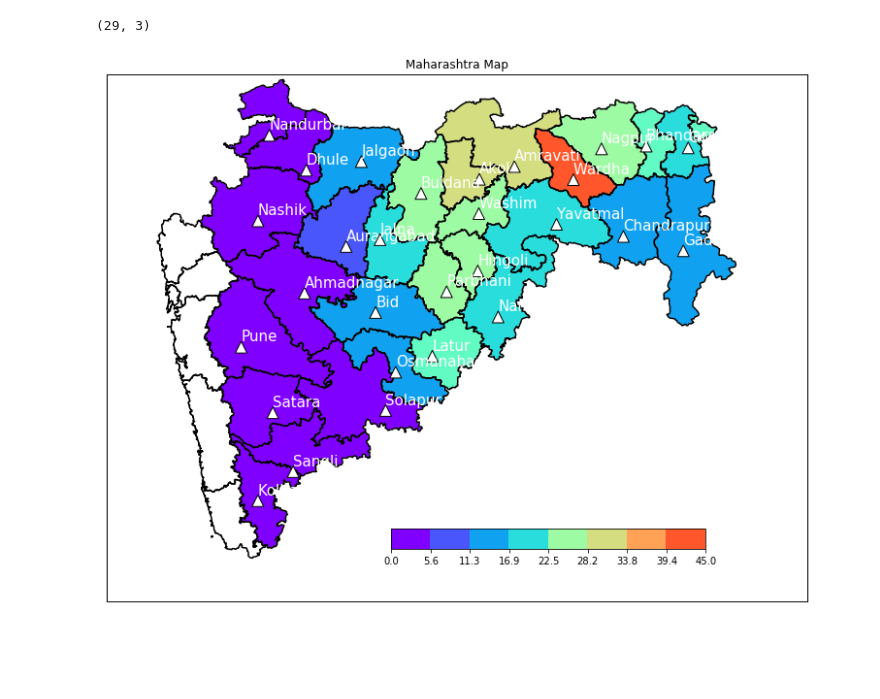
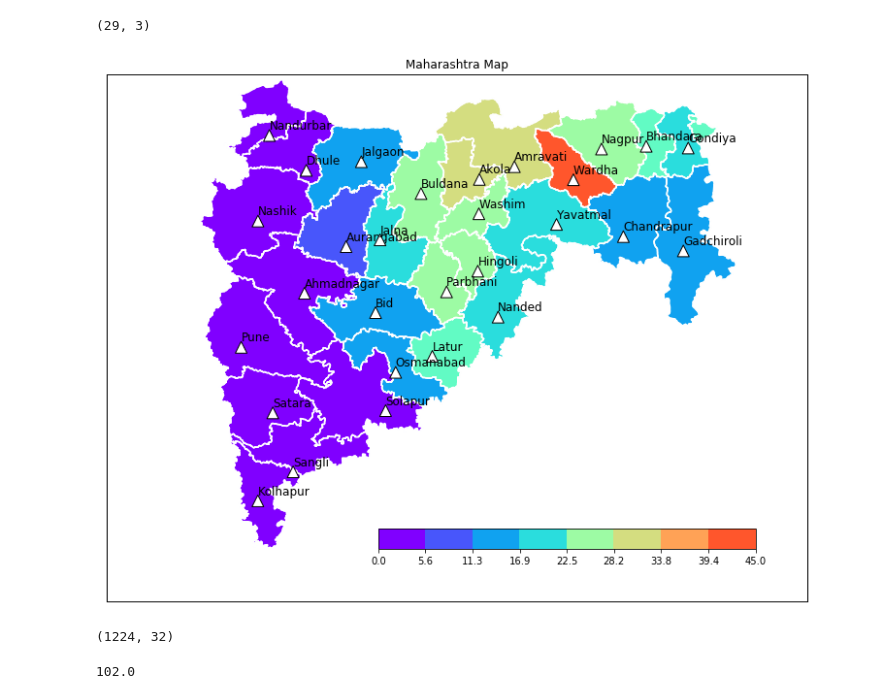
Before and after one commit to Abhishekmamidi123/Time-Series-Forecasting, a Jupyter notebook: Maharashtra/Maharashtra_Analysis.ipynb, the cells around one changed output. Cells and saved outputs as stored; diff of their text form; code cells hidden in the pictures; blank space fills up the shorter version.

```diff
--- a/Maharashtra/Maharashtra_Analysis.ipynb
+++ b/Maharashtra/Maharashtra_Analysis.ipynb
@@ -317,7 +349,7 @@ parameters_LSTM = [[6,8,10,11,12], [4,5,6], [1], [300], [20], [future_steps]]
 # %%
 # ANN.save_RMSE_info(RMSE_info)
 # %%
-for district in districts[1:]:
+for district in districts[8:9]:
     print(district)
 
     rainfall_data = pd.DataFrame({'Precipitation': maharashtra_data[district][:-60]})
@@ -518,7 +534,7 @@ latlon_data.shape
 # %% [output]
 (29, 3)
 # %%
-fig = plt.figure(figsize=(15,10))
+fig = plt.figure(figsize=(18,10))
 ax = fig.add_subplot(111, frame_on=False)
 
 map = Basemap(projection='lcc',resolution='l', llcrnrlon=72,
@@ -536,36 +552,44 @@ facecolor_array = []
 for info, shape in zip(map.gadm36_IND_2_info, map.gadm36_IND_2):
     if(info['NAME_1'] == 'Maharashtra'):
         x, y = zip(*shape)
-        map.plot(x, y, marker=None, color='black')
+        map.plot(x, y, marker=None, color='w')
 
         district = info['NAME_2']
         if district not in year_precipation.index:
             color = '#dddddd'
         else:
             color = scheme[year_precipation.ix[district]['bin']]
             patches.append( Polygon(np.array(shape), True))
             facecolor_array.append(color)
     else:
         color = '#dddddd'
 
 ax.add_collection(PatchCollection(patches, facecolor= facecolor_array, edgecolor='w', linewidths=1., zorder=2))
 ax.set_title("Maharashtra Map")
 
 lat = latlon_data['lat'].tolist()
 lon = latlon_data['lon'].tolist()
 label_dist = latlon_data['district'].tolist()
 
 X,Y = map(lon,lat)
 ax.scatter(X,Y)
 for i, (x, y) in enumerate(zip(X, Y), start=0):
-    ax.annotate(label_dist[i], (x,y), xytext=(0,0), textcoords='offset points',fontsize=15,color='w',arrowprops=dict(facecolor='white', shrink=0.05))
+    ax.annotate(label_dist[i], (x,y), xytext=(0,0), textcoords='offset points',fontsize=12,color='black',arrowprops=dict(facecolor='white', shrink=0.1))
 
 #ax.axhspan(0, 1000 * 1800, facecolor=facecolor_array, edgecolor='w', zorder=2)
 ax_legend = fig.add_axes([0.45, 0.20, 0.3, 0.03], zorder=3)
 cmap = matplotlib.colors.ListedColormap(scheme)
 cb = matplotlib.colorbar.ColorbarBase(ax_legend, cmap=cmap, ticks=bins, boundaries=bins, orientation='horizontal')
 cb.ax.set_xticklabels([str(round(i, 1)) for i in bins])
 
 plt.show()
 # %% [output]
-[figure, old version]
+[figure, new version]
+# %%
+maharashtra_data.shape
+# %% [output]
+(1224, 32)
+# %%
+1224/12
+# %% [output]
+102.0
```
Also changed, not shown: parts of 9 cells of this notebook.
